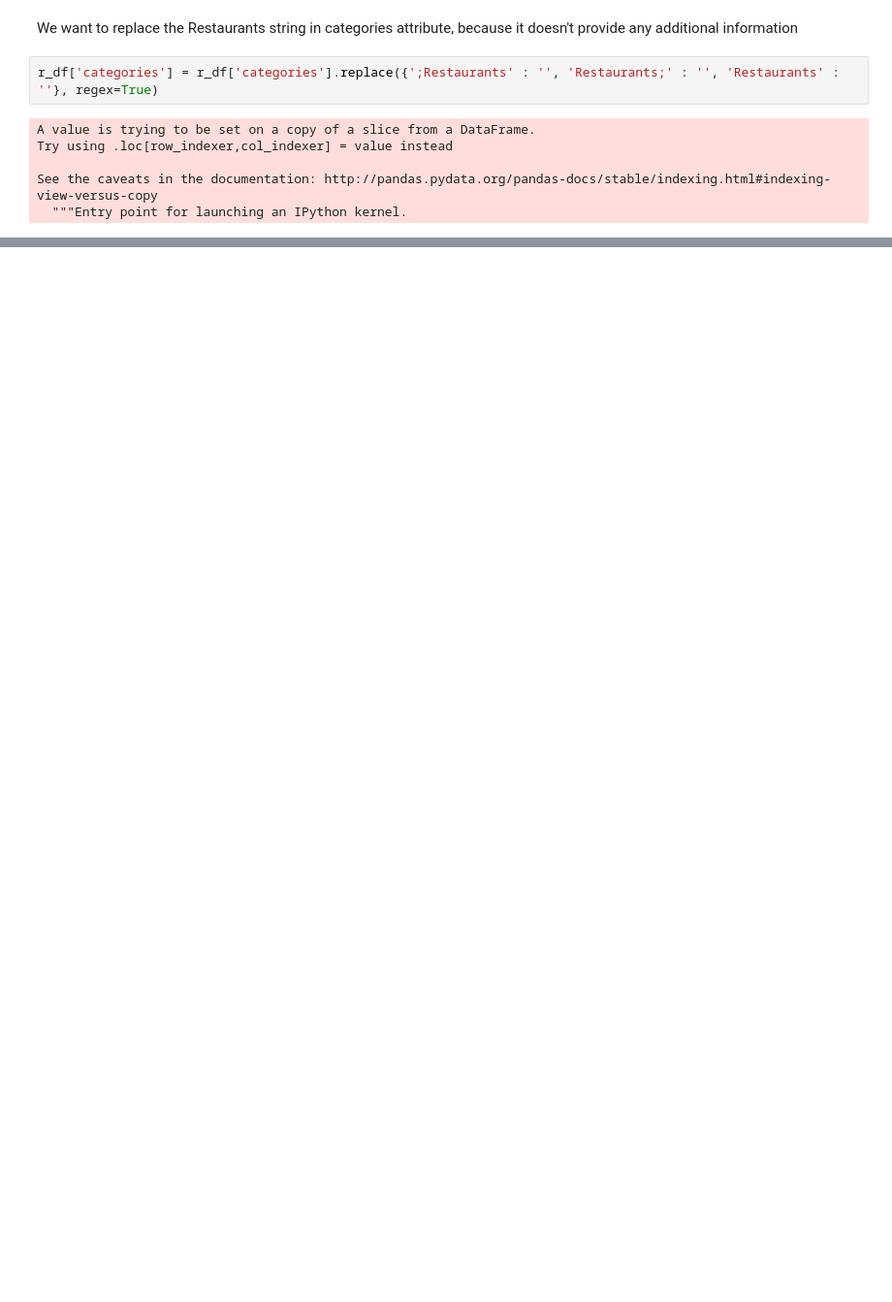
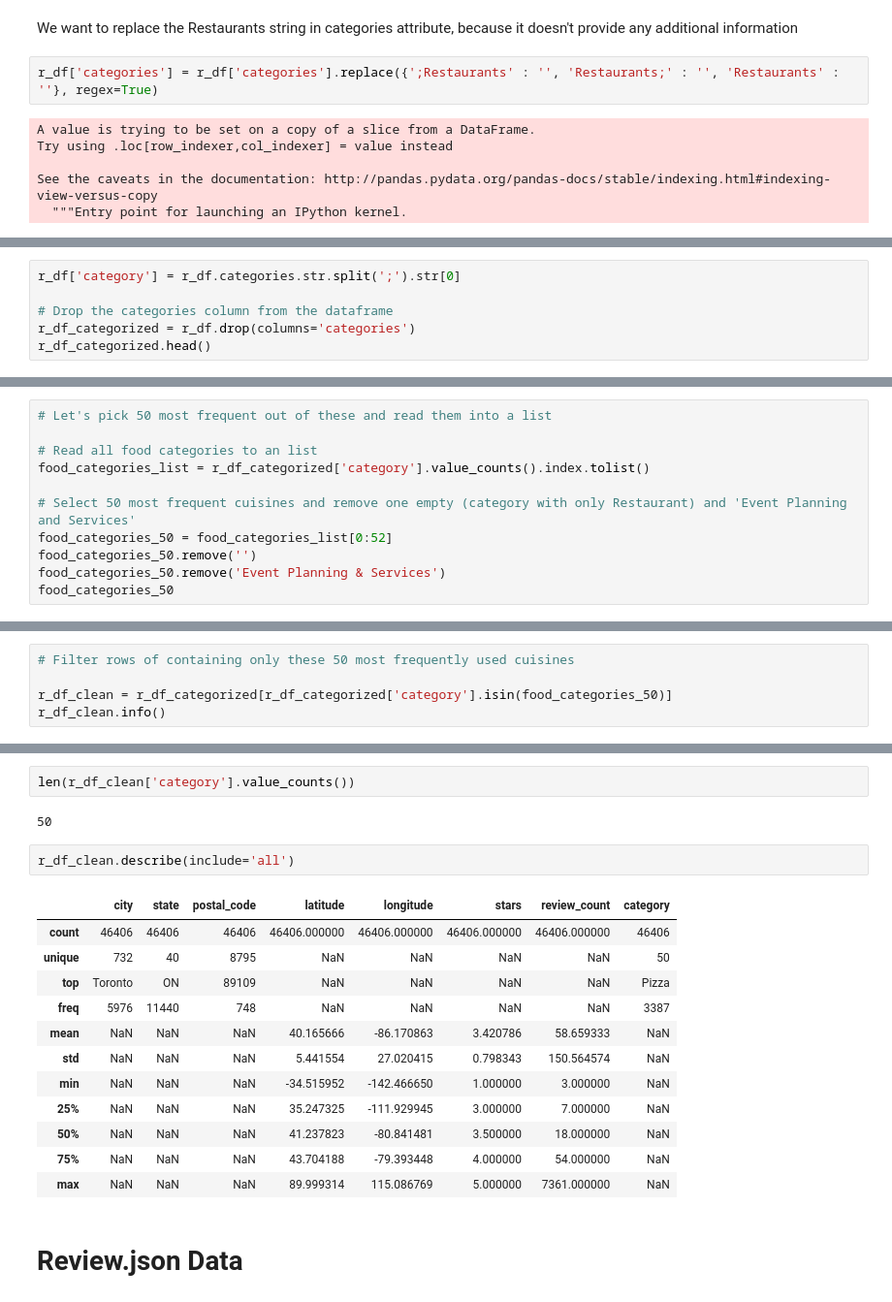
Before and after one commit to jphietala/Yelp-InfoViz, a Jupyter notebook: yelpdata.ipynb, the cells around one changed output, grey strips where cells are left out. Shown at 97% size. Cells and saved outputs as stored; diff of their text form; blank space fills up the shorter version.

```diff
--- a/yelpdata.ipynb
+++ b/yelpdata.ipynb
@@ -171,0 +157,6 @@ food_categories.head()
+# %%
+r_df['category'] = r_df.categories.str.split(';').str[0]
+
+# Drop the categories column from the dataframe
+r_df_categorized = r_df.drop(columns='categories')
+r_df_categorized.head()
@@ -171,0 +197,11 @@ food_categories.head()
+# %%
+# Let's pick 50 most frequent out of these and read them into a list
+
+# Read all food categories to an list
+food_categories_list = r_df_categorized['category'].value_counts().index.tolist()
+
+# Select 50 most frequent cuisines and remove one empty (category with only Restaurant) and 'Event Planning and Services'
+food_categories_50 = food_categories_list[0:52]
+food_categories_50.remove('')
+food_categories_50.remove('Event Planning & Services')
+food_categories_50
@@ -171,0 +226,5 @@ food_categories.head()
+# %%
+# Filter rows of containing only these 50 most frequently used cuisines
+
+r_df_clean = r_df_categorized[r_df_categorized['category'].isin(food_categories_50)]
+r_df_clean.info()
@@ -171,0 +245,21 @@ food_categories.head()
+# %%
+len(r_df_clean['category'].value_counts())
+# %% [output]
+50
+# %%
+r_df_clean.describe(include='all')
+# %% [output]
+|  | city | state | postal_code | latitude | longitude | stars | review_count | category |
+| count | 46406 | 46406 | 46406 | 46406.000000 | 46406.000000 | 46406.000000 | 46406.000000 | 46406 |
+| unique | 732 | 40 | 8795 | NaN | NaN | NaN | NaN | 50 |
+| top | Toronto | ON | 89109 | NaN | NaN | NaN | NaN | Pizza |
+| freq | 5976 | 11440 | 748 | NaN | NaN | NaN | NaN | 3387 |
+| mean | NaN | NaN | NaN | 40.165666 | -86.170863 | 3.420786 | 58.659333 | NaN |
+| std | NaN | NaN | NaN | 5.441554 | 27.020415 | 0.798343 | 150.564574 | NaN |
+| min | NaN | NaN | NaN | -34.515952 | -142.466650 | 1.000000 | 3.000000 | NaN |
+| 25% | NaN | NaN | NaN | 35.247325 | -111.929945 | 3.000000 | 7.000000 | NaN |
+| 50% | NaN | NaN | NaN | 41.237823 | -80.841481 | 3.500000 | 18.000000 | NaN |
+| 75% | NaN | NaN | NaN | 43.704188 | -79.393448 | 4.000000 | 54.000000 | NaN |
+| max | NaN | NaN | NaN | 89.999314 | 115.086769 | 5.000000 | 7361.000000 | NaN |
+# %% [markdown]
+# Review.json Data
```
Also changed, not shown: parts of 17 cells of this notebook.
